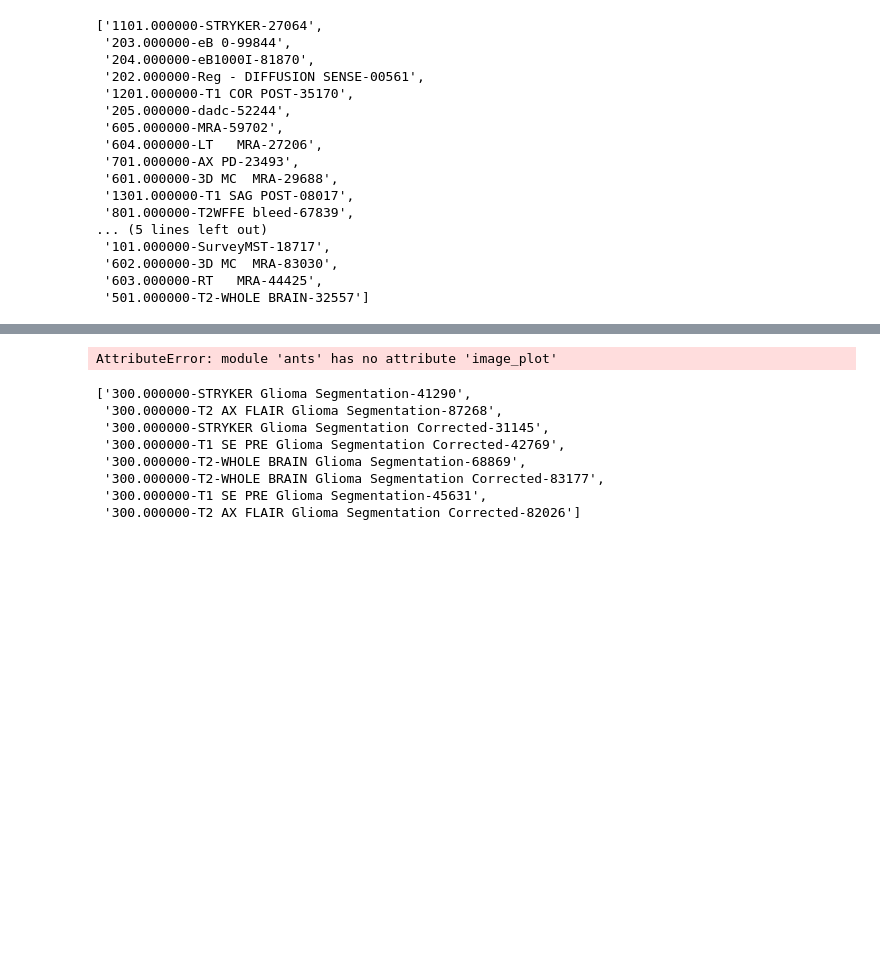
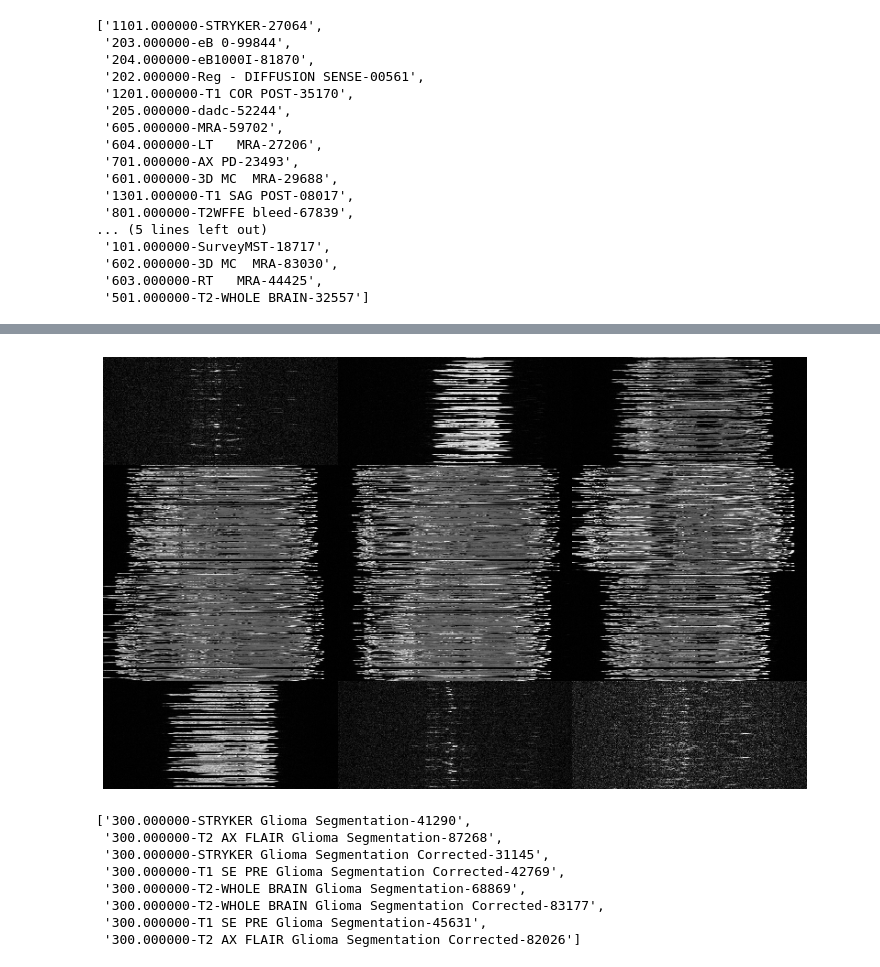
Before and after one commit to MedImAIR/brain-mri-processing-pipeline, a Jupyter notebook: datasets/dataset_test/[rewrite]rename_paths_lgg_gbm.ipynb, the cells around one changed output, grey strips where cells are left out. Drawn from its saved outputs; the diff is of its cells as text; code cells hidden in the pictures; blank space fills up the shorter version.

```diff
--- a/datasets/dataset_test/[rewrite]rename_paths_lgg_gbm.ipynb
+++ b/datasets/dataset_test/[rewrite]rename_paths_lgg_gbm.ipynb
@@ -203,9 +295,9 @@ import ants
 # %%
 FixedIm = ants.dicom_read('/anvar/public_datasets/tcia/manifest-25ZdsnMy5264093150469993200/TCGA-LGG/TCGA-CS-6186/06-01-2000-MRI BRAIN per R-97608/1101.000000-STRYKER-27064')
 # %%
-ants.image_plot(FixedIm)
+ants.plot(FixedIm)
 # %% [output]
-AttributeError: module 'ants' has no attribute 'image_plot'
+[figure, added]
 # %%
 os.listdir('/anvar/public_datasets/tcia/manifest-1588284345182/TCGA-LGG/TCGA-CS-6186/06-01-2000-MRI BRAIN per R-97608')
 # %% [output]
```
Also changed, not shown: parts of 14 cells of this notebook, 15 other files.
